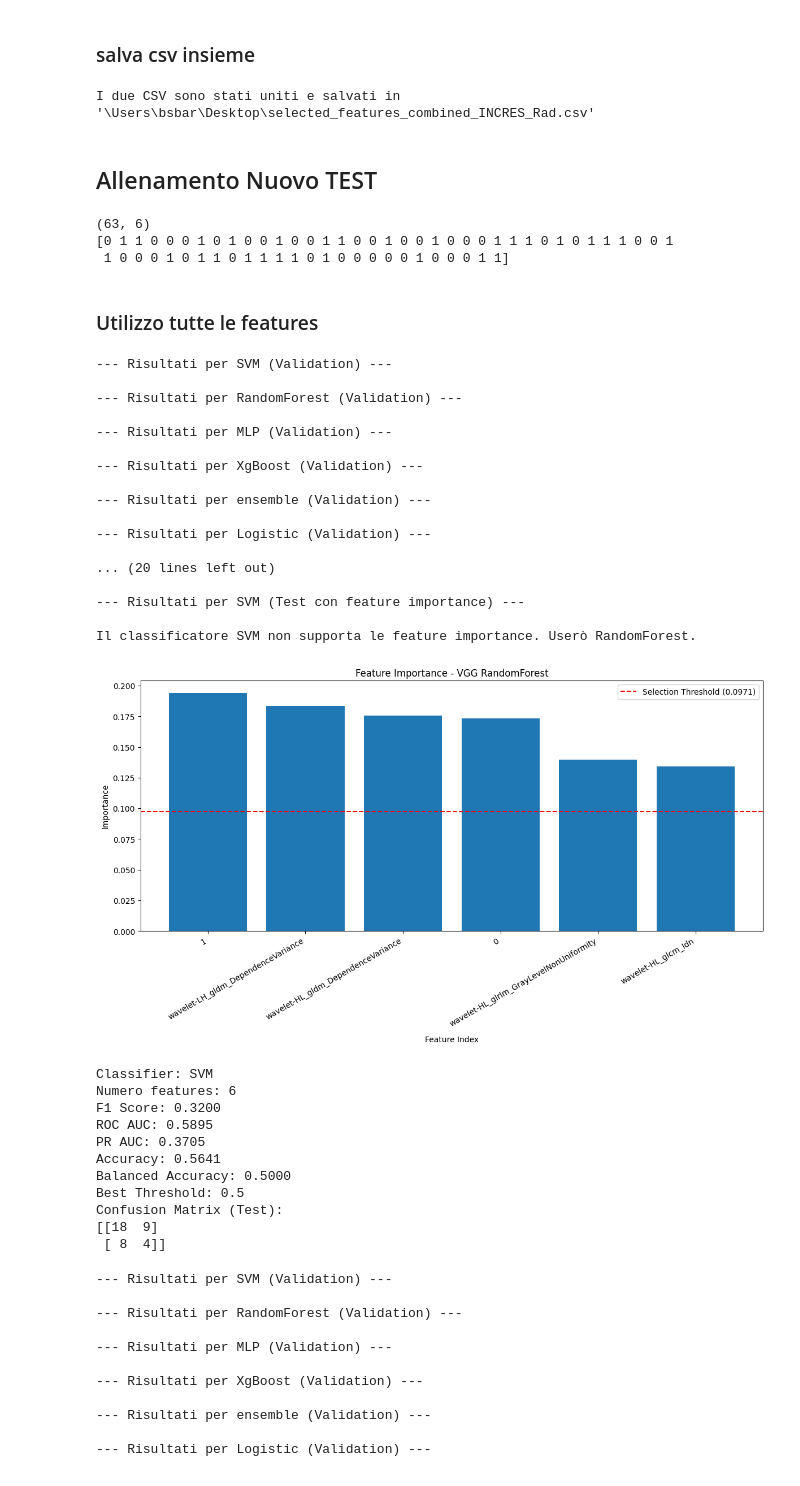
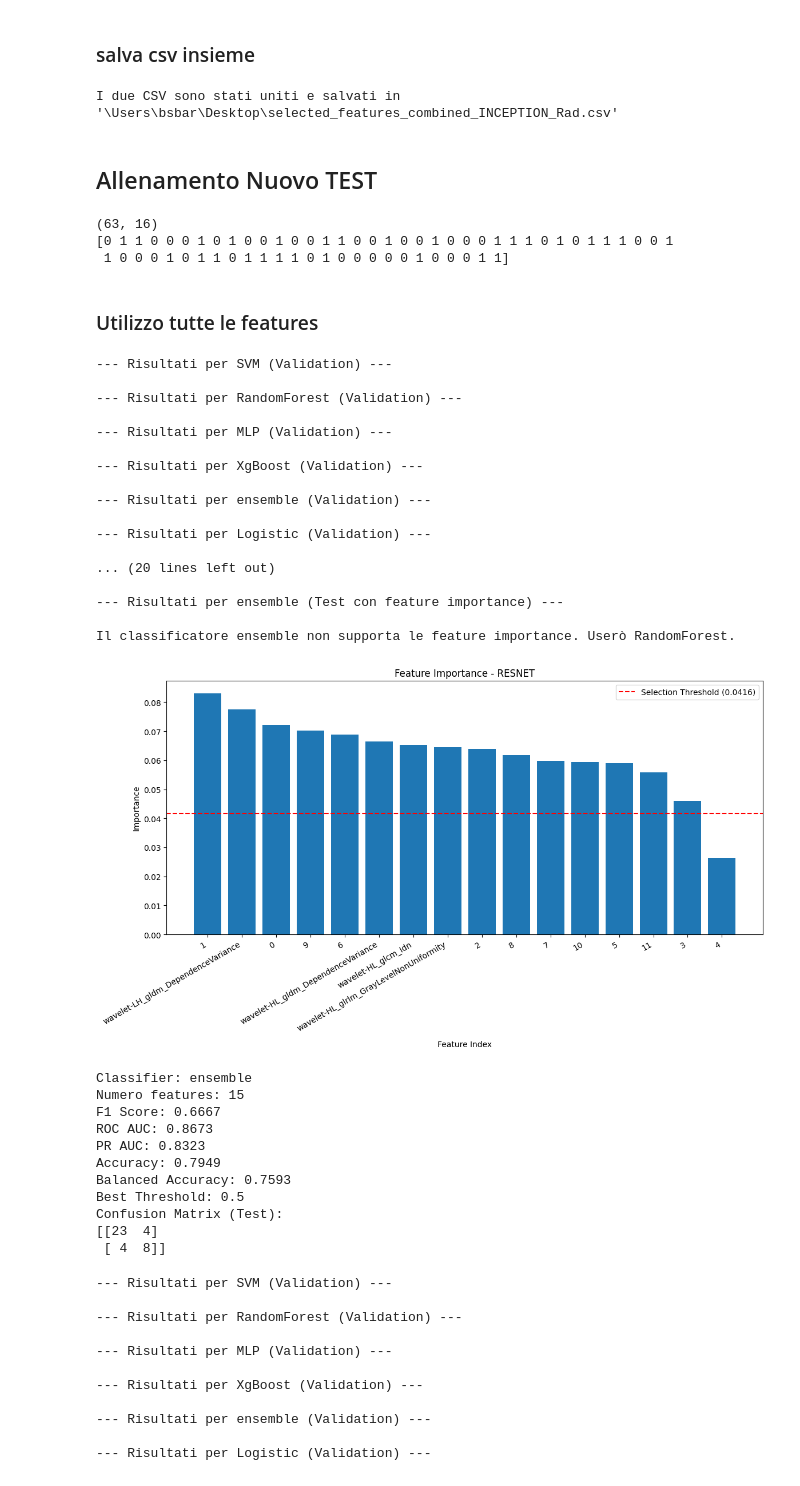
Before and after one commit to alessiamenozzi/TesiBaroniMenozzi, a Jupyter notebook: ClassificatoriFINAL/Class2DCombinatoCrossVal.ipynb, the cells around one changed output. Drawn from its saved outputs; the diff is of its cells as text; code cells hidden in the pictures.

```diff
--- a/ClassificatoriFINAL/Class2DCombinatoCrossVal.ipynb
+++ b/ClassificatoriFINAL/Class2DCombinatoCrossVal.ipynb
@@ -1274,15 +1274,21 @@ best_ba=0
 
 balanced_acc=0
 selected_features_array=[]
-#for res in results_val_lasso:
-for res in results_val_others:
-    #if (res['classifier']==best_classifier and res['selector']==best_selector and res['alpha']==best_num_features):
-    if (res['classifier']==best_classifier and res['selector']==best_selector and res['num_features']==best_num_features):
-        #print(f"{res['fold']} fold ha scelto {res['selected_features']} con {res['balanced accuracy']} e {res['alpha']}")
-        selected_features_array.append(res['selected_features'])
-        if(res['balanced accuracy']>balanced_acc):
-            balanced_acc = res['balanced accuracy']
-            best_fold=res['fold']
+
+if best_selector == 'lasso':
+    for res in results_val_lasso:
+        if (res['classifier']==best_classifier and res['selector']==best_selector and res['alpha']==best_num_features):
+            selected_features_array.append(res['selected_features'])
+            if(res['balanced accuracy']>balanced_acc):
+                balanced_acc = res['balanced accuracy']
+                best_fold=res['fold']
+else:
+    for res in results_val_others:
+        if (res['classifier']==best_classifier and res['selector']==best_selector and res['num_features']==best_num_features):
+            selected_features_array.append(res['selected_features'])
+            if(res['balanced accuracy']>balanced_acc):
+                balanced_acc = res['balanced accuracy']
+                best_fold=res['fold']
 
 #print(selected_features_array)
 for mode in modes_selection:
@@ -1302,7 +1308,7 @@ for mode in modes_selection:
 
     classi=classifierinitialization(best_classifier)
     best_case_test= classification_method(best_selector, classi, 0, X_train_reduced, Y_train, X_test_reduced, y_test, best_num_features, mode="features", selected_features=selected_features, thresholds=0.5)
-    print(f" Mantenendo le features in questo modo: {mode}\n ha selezionato: {selected_features}")
+    print(f" Mantenendo le features in questo modo: {mode}\n ha selezionato: {selected_features} che sono {len(selected_features)}")
     print(f" Balanced Accuracy: {best_case_test['balanced accuracy']}")
     print(f" Accuracy: {best_case_test['accuracy']}")
     print(f" F1: {best_case_test['f1']}")
@@ -1595,12 +1600,12 @@ df_radiomica = pd.read_csv(csv_radiomica)
 df_combined = pd.merge(df_vgg19, df_radiomica, on='Paziente', suffixes=('_vgg', '_radiomica'))
 
 # Salva il dataframe combinato in un nuovo file CSV
-output_csv_filename = r"\Users\bsbar\Desktop\selected_features_combined_INCRES_Rad.csv"
+output_csv_filename = r"\Users\bsbar\Desktop\selected_features_combined_INCEPTION_Rad.csv"
 df_combined.to_csv(output_csv_filename, index=False)
 
 print(f"I due CSV sono stati uniti e salvati in '{output_csv_filename}'")
 # %% [output]
-I due CSV sono stati uniti e salvati in '\Users\bsbar\Desktop\selected_features_combined_INCRES_Rad.csv'
+I due CSV sono stati uniti e salvati in '\Users\bsbar\Desktop\selected_features_combined_INCEPTION_Rad.csv'
 # %% [markdown]
 ## Allenamento Nuovo TEST
 # %%
@@ -1679,7 +1684,7 @@ def classification_method_features_fixed_importance(classifier_features, classif
     # Plot delle feature importance
     # Plot delle feature importance
     plt.figure(figsize=(12, 6))  # Aumenta leggermente la larghezza del grafico
-    plt.title(f"Feature Importance - {nome_grafico} {classifier_features}")
+    plt.title(f"Feature Importance - {nome_grafico}")
     plt.bar(range(len(ordered_importance)), ordered_importance, align="center")
 
     # Usa le nuove etichette con i nomi per le ultime 4 feature
@@ -1806,7 +1811,7 @@ def classification_method_selector_fixed(classifier, selector, x_train, y_train,
 
 ################################################################
 # %%
-file_path = r"..\CSV\CSVEncMedico_numero_fisso\ImagenetAnnerito\selected_features_combined_VGG_Rad.csv"  # Sostituisci con il tuo percorso del file
+file_path = r"..\CSV\CSVEncMedico_features_fisse\NuoviPesiFullImage\selected_features_combined_RESNET_Rad.csv"  # Sostituisci con il tuo percorso del file
 df = pd.read_csv(file_path)
 
 # Droppa la prima colonna
@@ -1818,7 +1823,7 @@ Y_train, y_val, X_train, X_val= train_test_split(Y_train1, X_train1, test_size=0
 print(X_train.shape)
 print(Y_train)
 # %% [output]
-(63, 6)
+(63, 16)
 [0 1 1 0 0 0 1 0 1 0 0 1 0 0 1 1 0 0 1 0 0 1 0 0 0 1 1 1 0 1 0 1 1 1 0 0 1
  1 0 0 0 1 0 1 1 0 1 1 1 1 0 1 0 0 0 0 0 1 0 0 0 1 1]
 # %% [markdown]
@@ -1886,51 +1891,51 @@ print(f"Confusion Matrix (Test):\n{results_no_importance['confusion_matrix']}")
 # Test con feature importance (RandomForest come default se il classificatore non ha feature importance)
 print(f"\n--- Risultati per {best_classifier} (Test con feature importance) ---")
 if hasattr(classifierinitialization(best_classifier).fit(X_train1, Y_train1), 'feature_importances_'):
-    results_importance = classification_method_features_fixed_importance(best_classifier, best_classifier, X_train1, Y_train1, X_test, y_test, df, nome_grafico)
+    results_importance = classification_method_features_fixed_importance('RandomForest', best_classifier, X_train1, Y_train1, X_test, y_test, df, nome_grafico)
 else:
     print(f"\nIl classificatore {best_classifier} non supporta le feature importance. Userò RandomForest.")
     results_importance = classification_method_features_fixed_importance('RandomForest',best_classifier, X_train1, Y_train1, X_test, y_test, df, nome_grafico)
 
 # Stampa i risultati finali sul test set (con feature importance)
 print(f"Classifier: {results_importance['classifier']}")
 print(f"Numero features: {results_importance['number_features']}")
 print(f"F1 Score: {results_importance['f1']:.4f}")
 print(f"ROC AUC: {results_importance['roc_auc']:.4f}")
 print(f"PR AUC: {results_importance['pr_auc']:.4f}")
 print(f"Accuracy: {results_importance['accuracy']:.4f}")
 print(f"Balanced Accuracy: {results_importance['balanced_accuracy']:.4f}")
 print(f"Best Threshold: {results_importance['best_threshold']}")
 print(f"Confusion Matrix (Test):\n{results_importance['confusion_matrix']}")
 # %% [output]
 --- Risultati per SVM (Validation) ---
 
 --- Risultati per RandomForest (Validation) ---
 
 --- Risultati per MLP (Validation) ---
 
 --- Risultati per XgBoost (Validation) ---
 
 --- Risultati per ensemble (Validation) ---
 
 --- Risultati per Logistic (Validation) ---
 
 ... (20 lines left out)
 
---- Risultati per SVM (Test con feature importance) ---
+--- Risultati per ensemble (Test con feature importance) ---
 
-Il classificatore SVM non supporta le feature importance. Userò RandomForest.
+Il classificatore ensemble non supporta le feature importance. Userò RandomForest.
-[figure, old version]
+[figure, new version]
-Classifier: SVM
-Numero features: 6
-F1 Score: 0.3200
-ROC AUC: 0.5895
-PR AUC: 0.3705
-Accuracy: 0.5641
-Balanced Accuracy: 0.5000
+Classifier: ensemble
+Numero features: 15
+F1 Score: 0.6667
+ROC AUC: 0.8673
+PR AUC: 0.8323
+Accuracy: 0.7949
+Balanced Accuracy: 0.7593
 Best Threshold: 0.5
 Confusion Matrix (Test):
-[[18  9]
- [ 8  4]]
+[[23  4]
+ [ 4  8]]
 # %%
 import matplotlib.pyplot as plt
 import seaborn as sns
```
Also changed, not shown: parts of 4 cells of this notebook, 1 other file.
